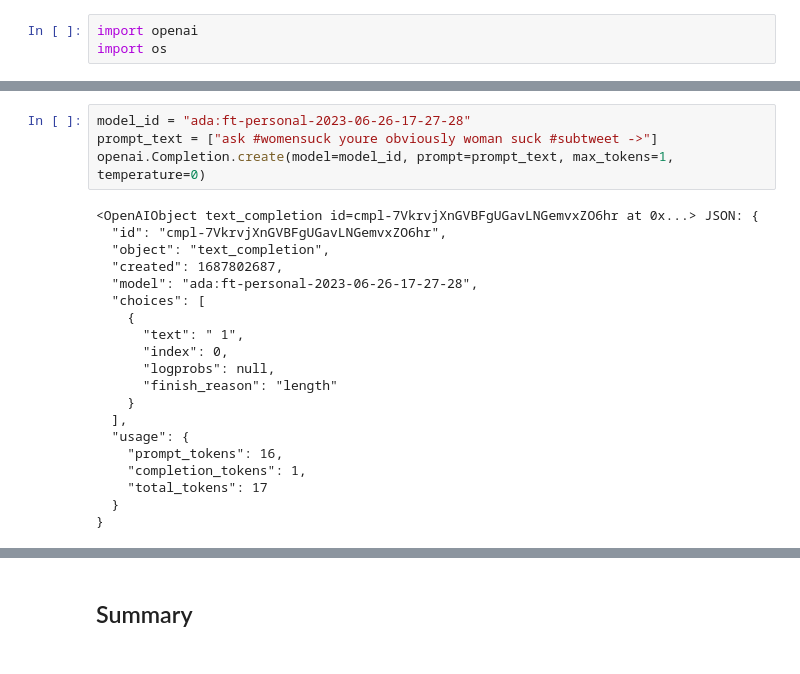
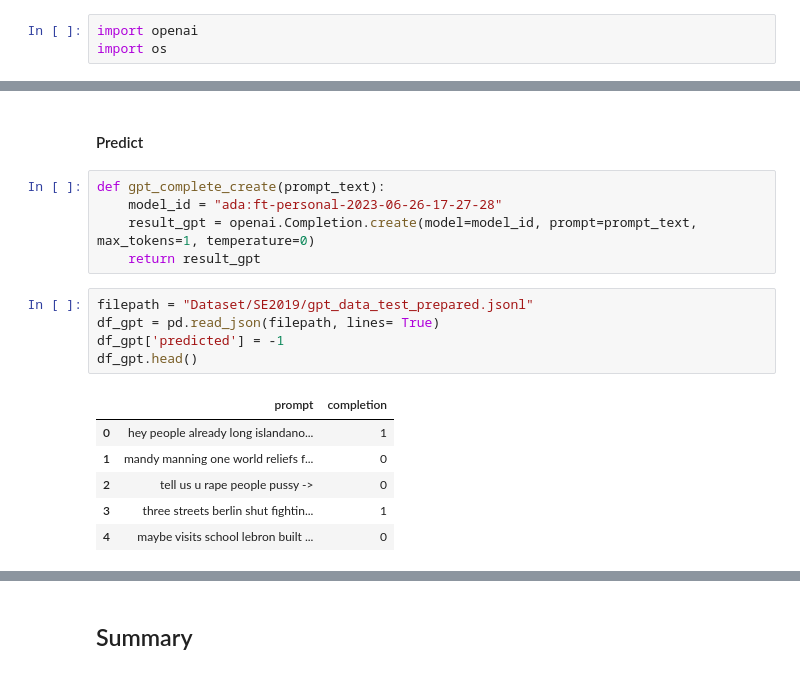
Before and after one commit to yclee98/Hate-speech-detection, a Jupyter notebook: models.ipynb, the cells around one changed output, grey strips where cells are left out. Cells and saved outputs as stored; diff of their text form.

```diff
--- a/models.ipynb
+++ b/models.ipynb
@@ -590,27 +877,22 @@ results[results['classification/accuracy'].notnull()].tail(1)
 # %% [output]
 |  | step | elapsed_tokens | elapsed_examples | training_loss | training_sequence_accuracy | training_token_accuracy | ... |
 | 3137 | 3138 | 1017808 | 25104 | 0.030316 | 1.0 | 1.0 | ... |
+# %% [markdown]
+#### Predict
 # %%
-model_id = "ada:ft-personal-2023-06-26-17-27-28"
-prompt_text = ["ask #womensuck youre obviously woman suck #subtweet ->"]
-openai.Completion.create(model=model_id, prompt=prompt_text, max_tokens=1, temperature=0)
+def gpt_complete_create(prompt_text):
+    model_id = "ada:ft-personal-2023-06-26-17-27-28"
+    result_gpt = openai.Completion.create(model=model_id, prompt=prompt_text, max_tokens=1, temperature=0)
+    return result_gpt
-# %% [output]
-<OpenAIObject text_completion id=cmpl-7VkrvjXnGVBFgUGavLNGemvxZO6hr at 0x...> JSON: {
-  "id": "cmpl-7VkrvjXnGVBFgUGavLNGemvxZO6hr",
-  "object": "text_completion",
-  "created": 1687802687,
-  "model": "ada:ft-personal-2023-06-26-17-27-28",
-  "choices": [
-    {
-      "text": " 1",
-      "index": 0,
-      "logprobs": null,
-      "finish_reason": "length"
-    }
-  ],
-  "usage": {
-    "prompt_tokens": 16,
-    "completion_tokens": 1,
-    "total_tokens": 17
-  }
-}
+# %%
+filepath = "Dataset/SE2019/gpt_data_test_prepared.jsonl"
+df_gpt = pd.read_json(filepath, lines= True)
+df_gpt['predicted'] = -1
+df_gpt.head()
+# %% [output]
+|  | prompt | completion |
+| 0 | hey people already long islandano... | 1 |
+| 1 | mandy manning one world reliefs f... | 0 |
+| 2 | tell us u rape people pussy -> | 0 |
+| 3 | three streets berlin shut fightin... | 1 |
+| 4 | maybe visits school lebron built ... | 0 |
```
Also changed, not shown: parts of 69 cells of this notebook, 5 other files.
